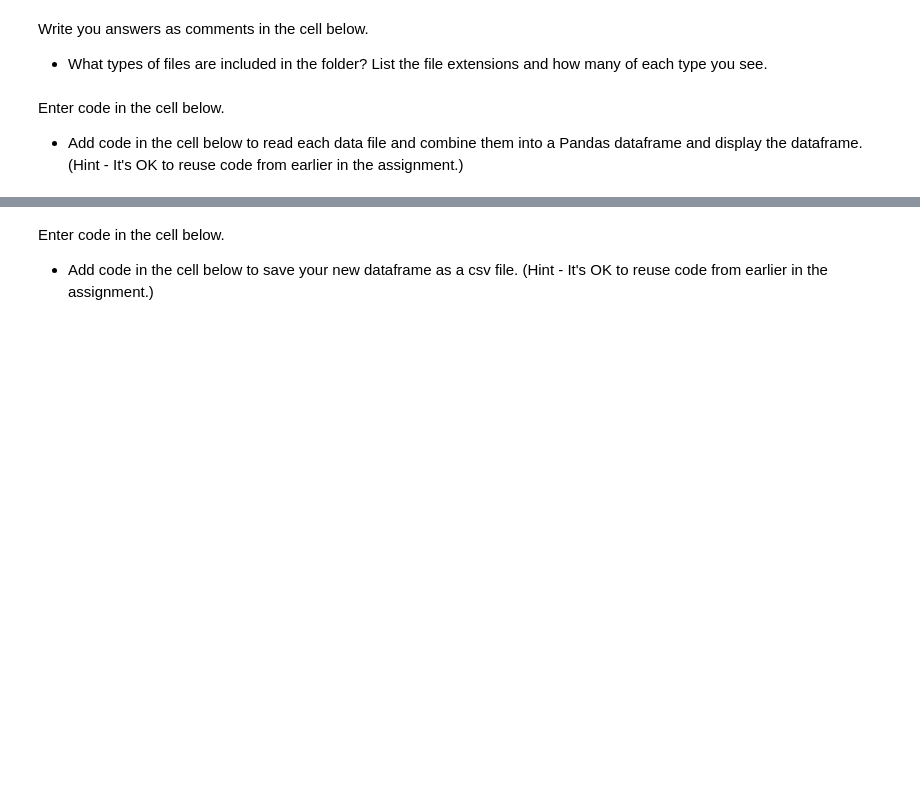
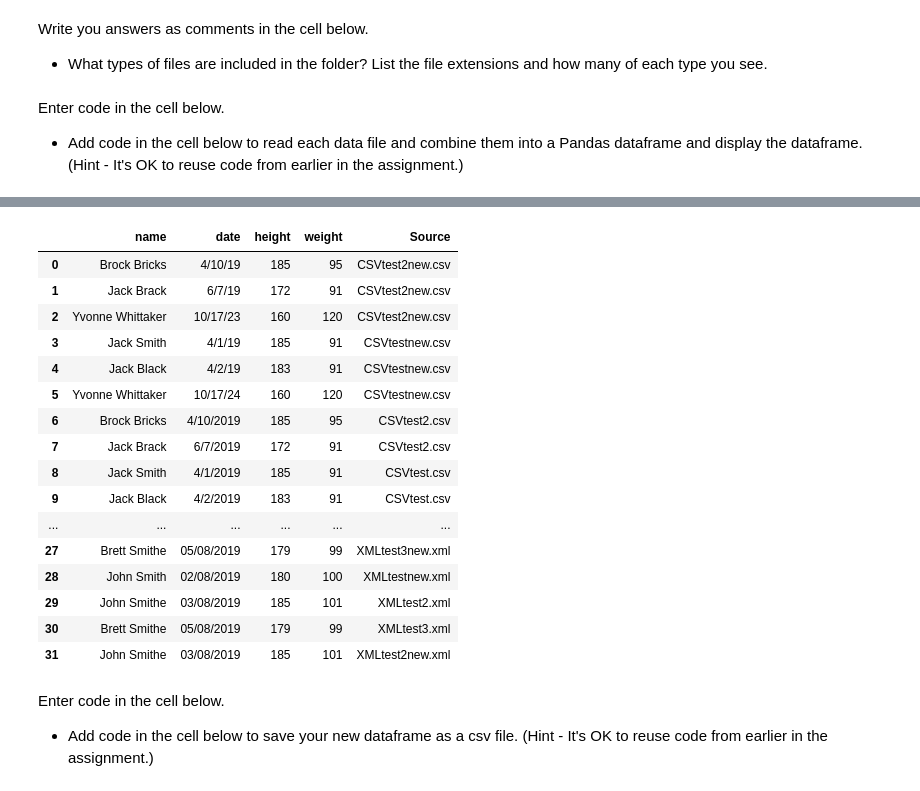
Before and after one commit to u0736263/exerPythCombineFiles, a Jupyter notebook: Python_CombineFiles2.ipynb, the cells around one changed output, grey strips where cells are left out. Cells and saved outputs as stored; diff of their text form; code cells hidden in the pictures; blank space fills up the shorter version.

```diff
--- a/Python_CombineFiles2.ipynb
+++ b/Python_CombineFiles2.ipynb
@@ -195,6 +227,20 @@ Enter code in the cell below.
 
 * Add code in the cell below to list the files in the folder and create lists for each data file type. (Hint - It's OK to reuse code from earlier in the assignment.)
 # %%
+import os
+import pandas as pd
 
-# YOUR CODE HERE
-raise NotImplementedError()
+# List the files in the directory.
+files = os.listdir(file_path)
+print('All files in folder: ', files, '\n')
+
+# List of file types we want to add
+file_types = ['xlsx','csv','json','xml']
+
+# create a list of files for each file type
+files_csv = [f for f in files if f[-3:] == 'csv']
+files_xlsx = [f for f in files if f[-4:] == 'xlsx']
+files_json = [f for f in files if f[-4:] == 'json']
+files_xml = [f for f in files if f[-3:] == 'xml']
+
+print('CSV files: ', files_csv, '\nExcel files: ', files_xlsx, '\nJSON files: ',files_json, '\nXML files: ', files_xml)
@@ -211,6 +262,59 @@ Enter code in the cell below.
 
 * Add code in the cell below to read each data file and combine them into a Pandas dataframe and display the dataframe. (Hint - It's OK to reuse code from earlier in the assignment.)
 # %%
+import json
+import requests
+import xml.etree.ElementTree as ET
 
-# YOUR CODE HERE
-raise NotImplementedError()
+# Iterate through the files in the directory and append each one into the dataframe.
+# This will only work correctly if the files have the exact same column names.
+df_list = []
+for f in files_csv:
+    data = pd.read_csv(str(file_path) + '/' + str(f), index_col=None, header=0)
+    data['Source'] = f
+    df_list.append(data)
+
+for f in files_xlsx:
+    data = pd.read_excel(str(file_path) + '/' + str(f))
+    data['Source'] = f
+    df_list.append(data)
+
+# Iterate through the json files and add data from each to a list.
+json_list = []
+for f in files_json:
+    with open(str(file_path) + '/' + str(f)) as json_file:
+        json_obj = json.load(json_file)
+        json_obj['Source'] = f
+        json_list.append(json_obj.copy())
+# Turn the combined list into a dataframe.
+data = pd.DataFrame(json_list)
+# Add the data frame to the list of dataframes.
+df_list.append(data)
+
+# Iterate through the xml files and add data from each to a list.
+xml_list = []
+for f in files_xml:
+    # create element tree object
+    tree = ET.parse(str(file_path) + '/' + str(f))
+    # get root element
+    root = tree.getroot()
+    # create dictionary from XML tags and values
+    itemdict = {}
+    for item in root:
+        itemdict[item.tag] = item.text
+    itemdict['Source'] = f
+    xml_list.append(itemdict.copy())
+# Turn the combined list into a dataframe.
+data = pd.DataFrame(xml_list)
+# Add the data frame to the list of dataframes.
+df_list.append(data)
+
+# Combine all the data frames in the list into a single data frame.
+df =  pd.concat(df_list, axis=0, ignore_index=True, sort=False)
+
+# See how many rows the data frame has.
+print(len(df.index))
+
+# Show the data in the data frame.
+df
+# %% [output]
@@ -217,3 +322,20 @@ raise NotImplementedError()
+|  | name | date | height | weight | Source |
+| 0 | Brock Bricks | 4/10/19 | 185 | 95 | CSVtest2new.csv |
+| 1 | Jack Brack | 6/7/19 | 172 | 91 | CSVtest2new.csv |
+| 2 | Yvonne Whittaker | 10/17/23 | 160 | 120 | CSVtest2new.csv |
+| 3 | Jack Smith | 4/1/19 | 185 | 91 | CSVtestnew.csv |
+| 4 | Jack Black | 4/2/19 | 183 | 91 | CSVtestnew.csv |
+| 5 | Yvonne Whittaker | 10/17/24 | 160 | 120 | CSVtestnew.csv |
+| 6 | Brock Bricks | 4/10/2019 | 185 | 95 | CSVtest2.csv |
+| 7 | Jack Brack | 6/7/2019 | 172 | 91 | CSVtest2.csv |
+| 8 | Jack Smith | 4/1/2019 | 185 | 91 | CSVtest.csv |
+| 9 | Jack Black | 4/2/2019 | 183 | 91 | CSVtest.csv |
+| ... | ... | ... | ... | ... | ... |
+| 27 | Brett Smithe | 05/08/2019 | 179 | 99 | XMLtest3new.xml |
+| 28 | John Smith | 02/08/2019 | 180 | 100 | XMLtestnew.xml |
+| 29 | John Smithe | 03/08/2019 | 185 | 101 | XMLtest2.xml |
+| 30 | Brett Smithe | 05/08/2019 | 179 | 99 | XMLtest3.xml |
+| 31 | John Smithe | 03/08/2019 | 185 | 101 | XMLtest2new.xml |
 # %% [markdown]
 Enter code in the cell below.
 
```
Also changed, not shown: parts of 11 cells of this notebook.
